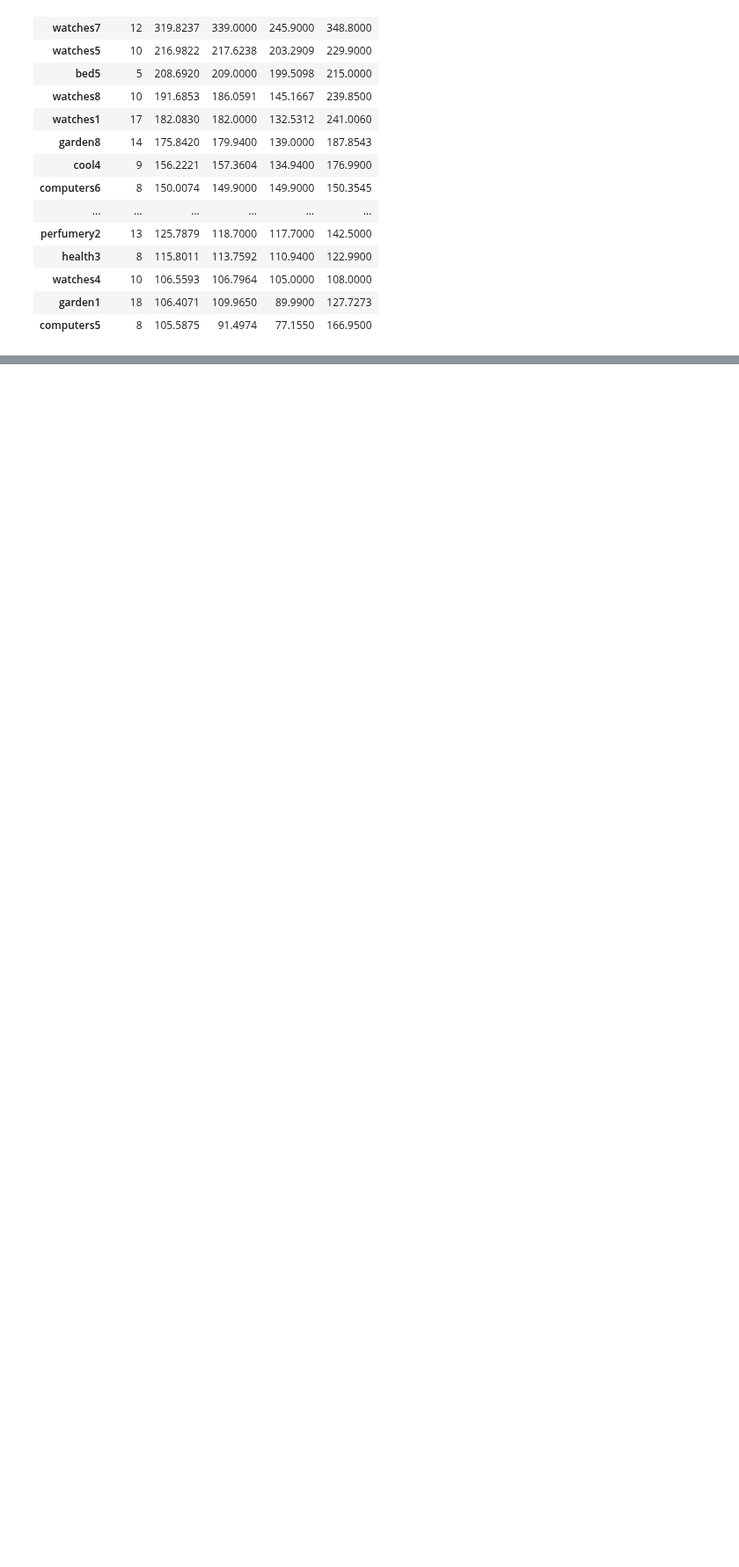
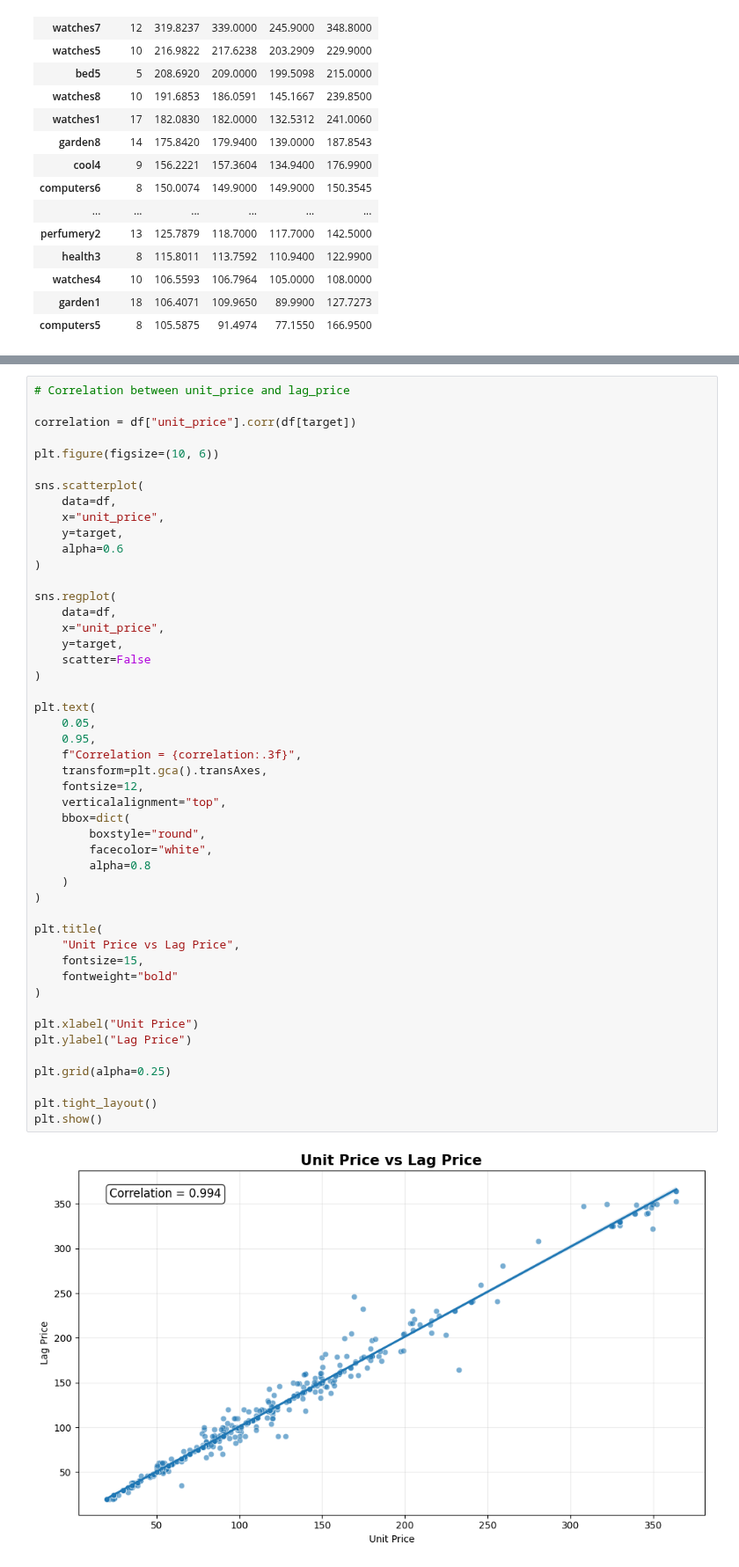
Before and after one commit to awwashreeadarsh19/Intern-project_1-Retail_Pricing, a Jupyter notebook: main.ipynb, the cells around one changed output, grey strips where cells are left out. Shown at 88% size. Saved outputs shown, nothing was run; the diff lists cells and outputs as text; blank space fills up the shorter version.

```diff
--- a/main.ipynb
+++ b/main.ipynb
@@ -841,0 +949,50 @@ plt.show()
+# %%
+# Correlation between unit_price and lag_price
+
+correlation = df["unit_price"].corr(df[target])
+
+plt.figure(figsize=(10, 6))
+
+sns.scatterplot(
+    data=df,
+    x="unit_price",
+    y=target,
+    alpha=0.6
+)
+
+sns.regplot(
+    data=df,
+    x="unit_price",
+    y=target,
+    scatter=False
+)
+
+plt.text(
+    0.05,
+    0.95,
+    f"Correlation = {correlation:.3f}",
+    transform=plt.gca().transAxes,
+    fontsize=12,
+    verticalalignment="top",
+    bbox=dict(
+        boxstyle="round",
+        facecolor="white",
+        alpha=0.8
+    )
+)
+
+plt.title(
+    "Unit Price vs Lag Price",
+    fontsize=15,
+    fontweight="bold"
+)
+
+plt.xlabel("Unit Price")
+plt.ylabel("Lag Price")
+
+plt.grid(alpha=0.25)
+
+plt.tight_layout()
+plt.show()
+# %% [output]
+[figure, added]
```
Also changed, not shown: parts of 44 cells of this notebook.
